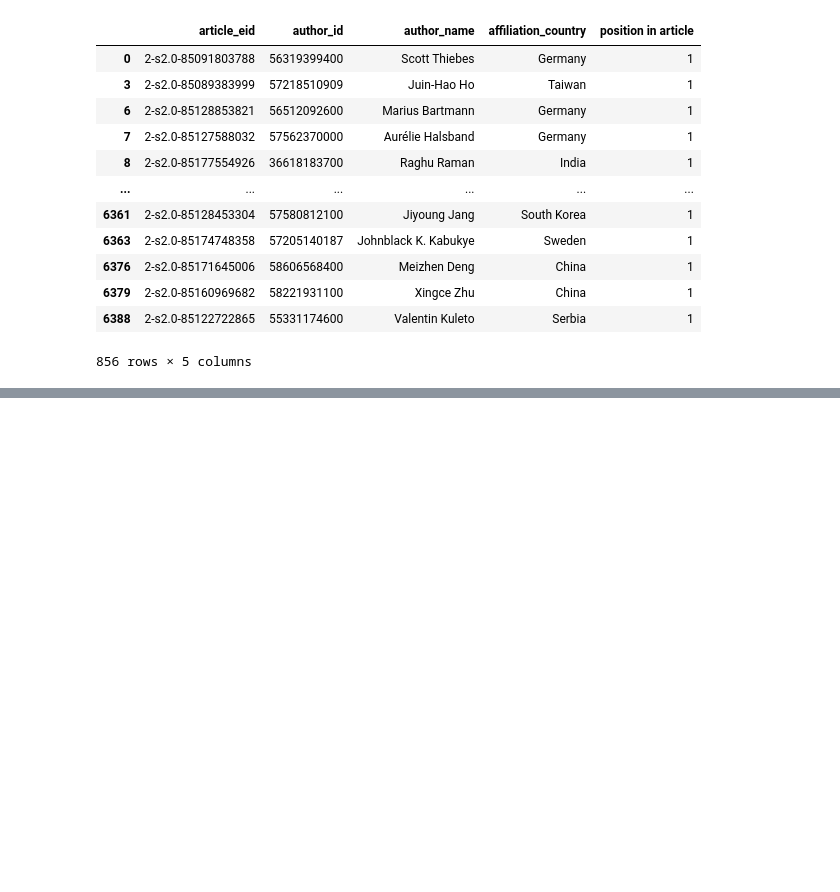
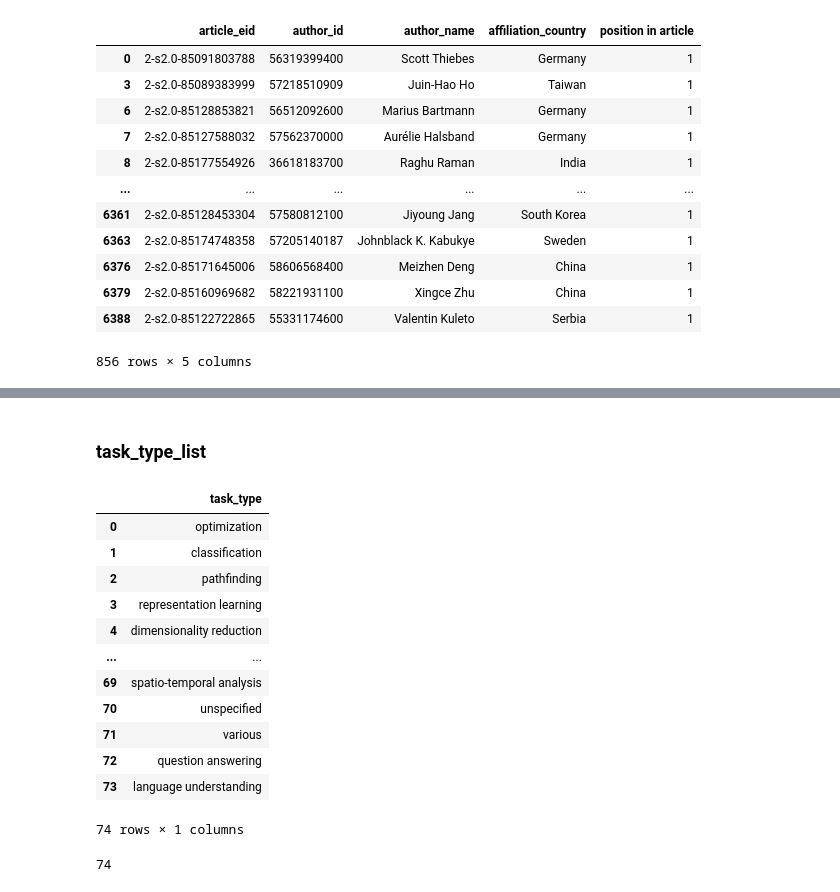
Before and after one commit to datagus/review_eda, a Jupyter notebook: analysis.ipynb, the cells around one changed output, grey strips where cells are left out. Saved outputs shown, nothing was run; the diff lists cells and outputs as text; code cells hidden in the pictures; blank space fills up the shorter version.

```diff
--- a/analysis.ipynb
+++ b/analysis.ipynb
@@ -350,0 +373,29 @@ array(['a.i integrated in products', 'accelerated experimentation', 'all',
+# %% [markdown]
+### task_type_list
+# %%
+tasktype = separating(names_df, "Type of task", "task_type")[["task_type"]]
+tasktype = tasktype.drop_duplicates(subset="task_type")
+tasktype = tasktype.reset_index(drop=True)
+
+tasktype
+# %% [output]
+|  | task_type |
+| 0 | optimization |
+| 1 | classification |
+| 2 | pathfinding |
+| 3 | representation learning |
+| 4 | dimensionality reduction |
+| ... | ... |
+| 69 | spatio-temporal analysis |
+| 70 | unspecified |
+| 71 | various |
+| 72 | question answering |
+| 73 | language understanding |
+74 rows × 1 columns
+# %%
+tasktype.to_sql('task_type_list',
+                if_exists='append',
+                con=connection_string,
+                index=False)
+# %% [output]
+74
```
Also changed, not shown: parts of 53 cells of this notebook.
